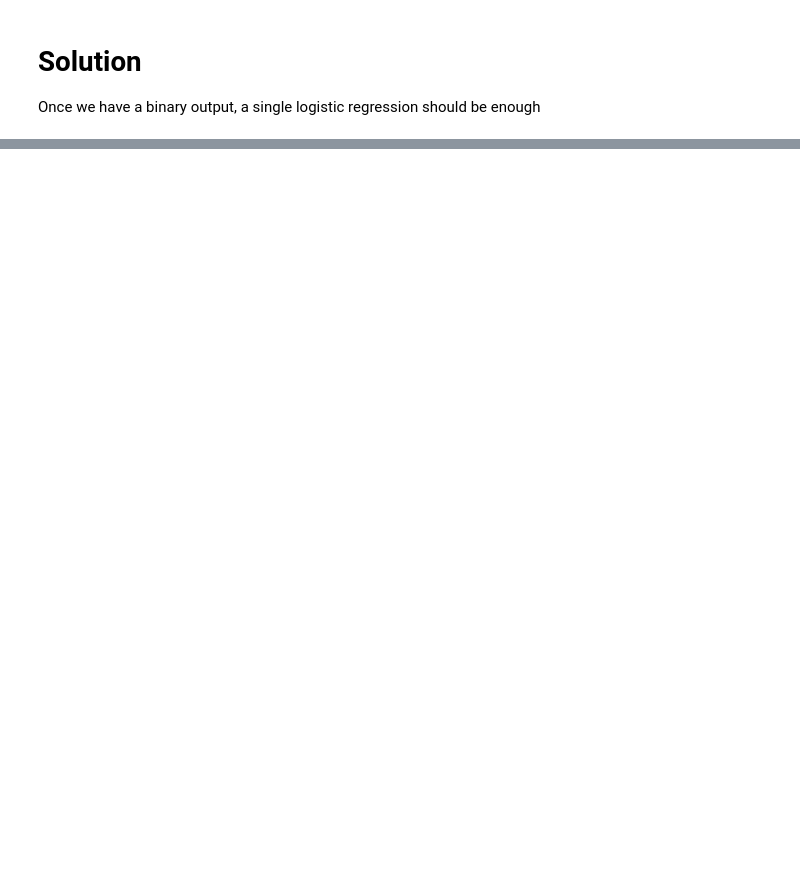
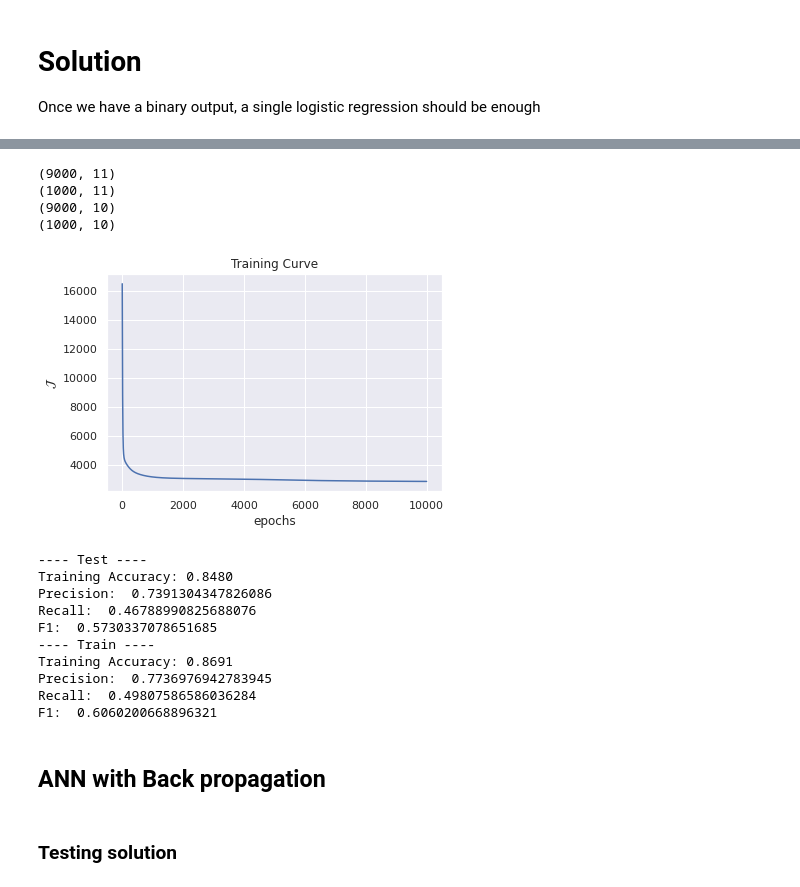
Before and after one commit to Leonild/DS_mAIstros, a Jupyter notebook: ShaloonAnn_LogisticRegression.ipynb, the cells around one changed output, grey strips where cells are left out. Drawn from its saved outputs; the diff is of its cells as text; code cells hidden in the pictures; blank space fills up the shorter version.

```diff
--- a/ShaloonAnn_LogisticRegression.ipynb
+++ b/ShaloonAnn_LogisticRegression.ipynb
@@ -115,3 +97,38 @@ set(data['Exited'])
+# %%
+def get_metrics(y, y_hat):
+    tp, tn, fp, fn = calculate_confusion_matrix(y,y_hat)
+    precision, recall, f1_score = calculate_metrics(tp, tn, fp, fn)
+    return precision, recall, f1_score
+
+def calculate_confusion_matrix(actual_labels, predicted_labels):
+    tp = 0
+    tn = 0
+    fp = 0
+    fn = 0
+
+    for i in range(len(actual_labels)):
+        if actual_labels[i] == 1 and predicted_labels[i] == 1:
+            tp += 1
+        elif actual_labels[i] == 0 and predicted_labels[i] == 0:
+            tn += 1
+        elif actual_labels[i] == 0 and predicted_labels[i] == 1:
+            fp += 1
+        else:
+            fn += 1
+
+    return tp, tn, fp, fn
+
+def calculate_metrics(tp, tn, fp, fn):
+    # calculate precision
+    precision = tp / (tp + fp)
+
+    # calculate recall
+    recall = tp / (tp + fn)
+
+    # calculate F1-score
+    f1_score = 2 * ((precision * recall) / (precision + recall))
+
+    return precision, recall, f1_score
 # %% [markdown]
 # Solution
 Once we have a binary output, a single logistic regression should be enough
@@ -246,0 +408,21 @@ if __name__=="__main__":
+# %%
+if __name__=="__main__":
+  main_ANN()
+# %% [output]
+(9000, 11)
+(1000, 11)
+(9000, 10)
+(1000, 10)
+[figure, added]
+---- Test ----
+Training Accuracy: 0.8480
+Precision:  0.7391304347826086
+Recall:  0.46788990825688076
+F1:  0.5730337078651685
+---- Train ----
+Training Accuracy: 0.8691
+Precision:  0.7736976942783945
+Recall:  0.49807586586036284
+F1:  0.6060200668896321
+# %% [markdown]
+## ANN with Back propagation
@@ -246,0 +559,2 @@ if __name__=="__main__":
+# %% [markdown]
+### Testing solution
```
Also changed, not shown: parts of 17 cells of this notebook.
